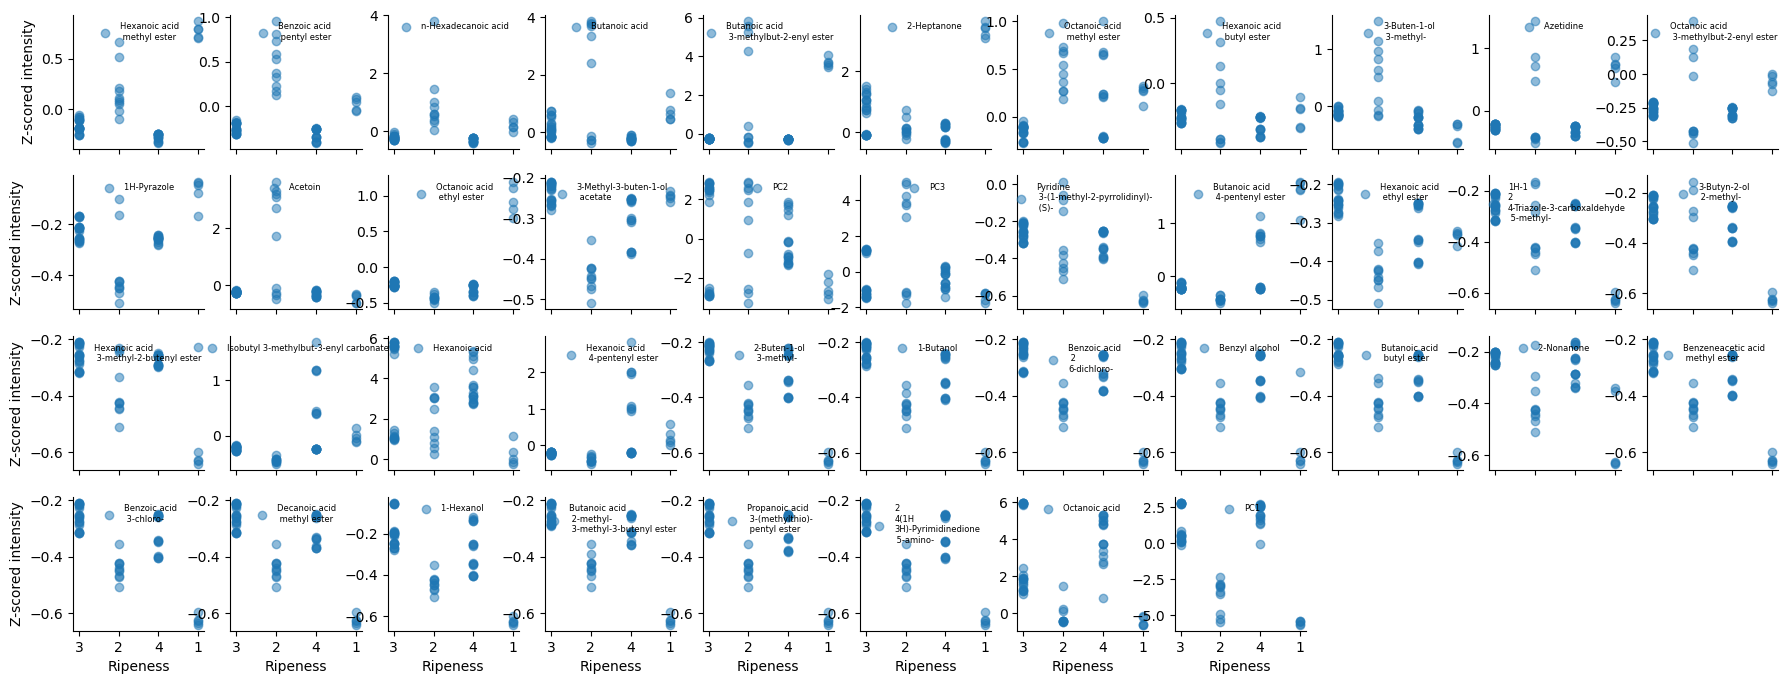
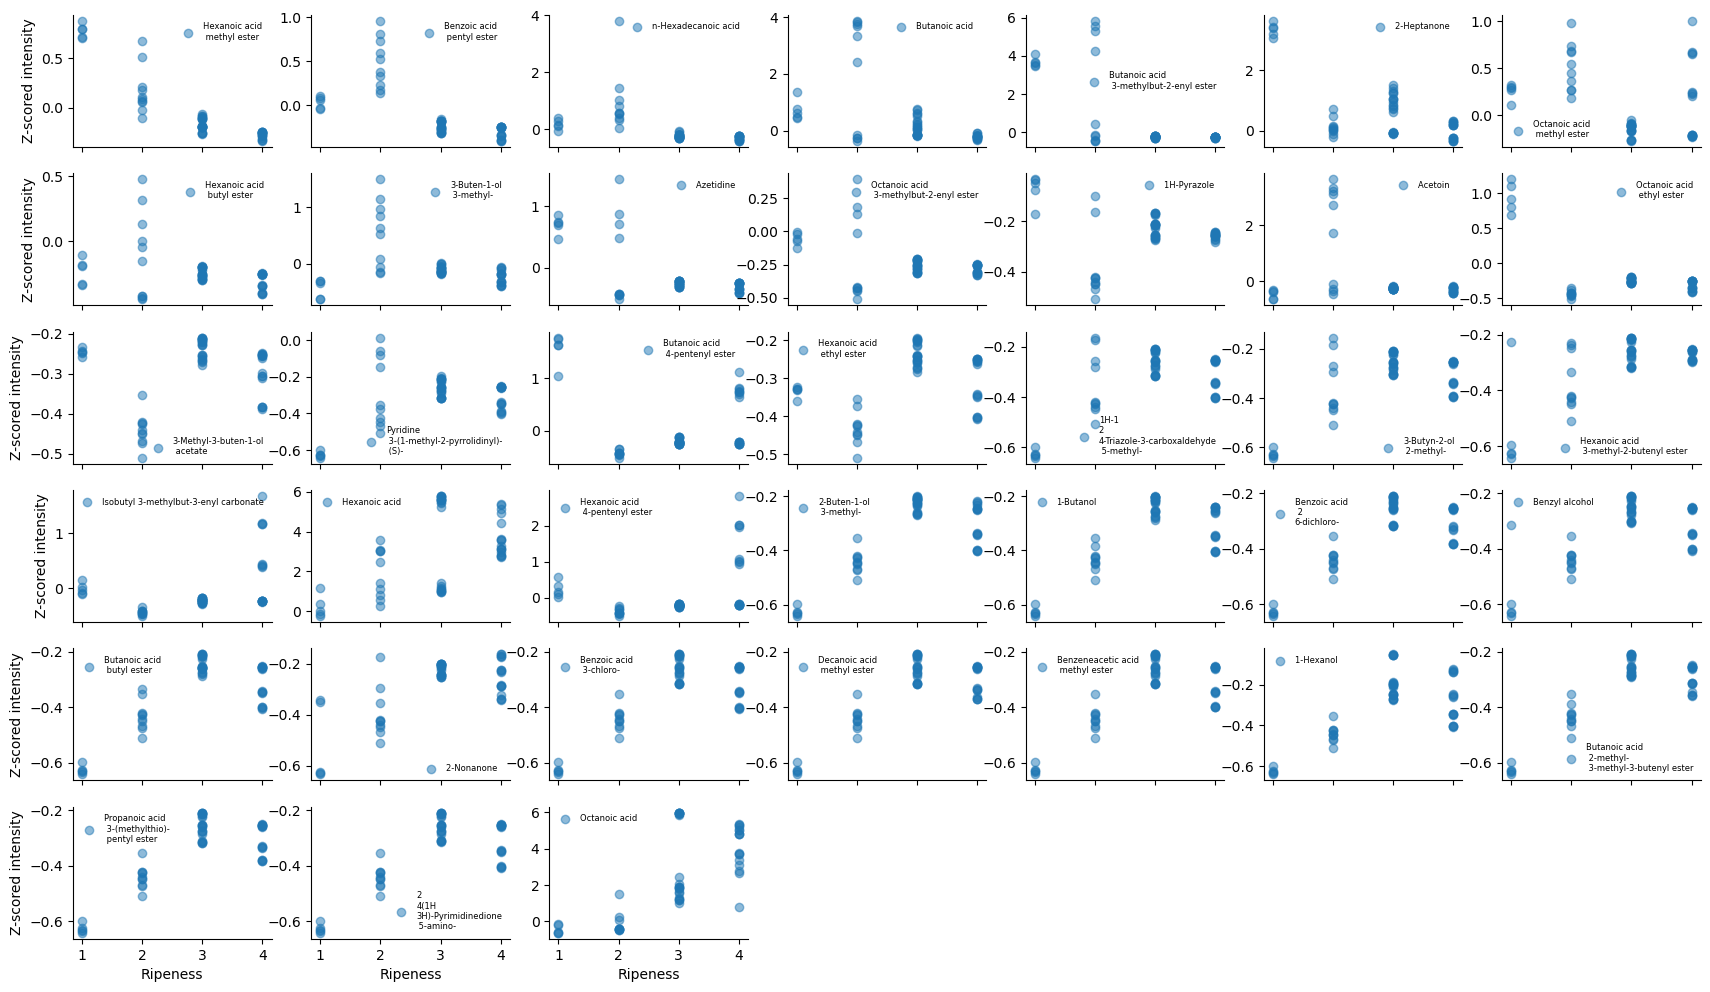
The change to this notebook cell's code, shown as a diff; its figure went from the first image to the second:
--- before
+++ after
@@ -4,4 +4,6 @@
 # Make a square figure full of subplots, each subplot is a scatter plot of one odour vs ripeness
 odour_cols = tidy_z.columns.difference(meta_cols)
+# Remoev the cols that are PCs
+odour_cols = odour_cols[~odour_cols.str.startswith("PC")]
 
 # Compute the pearson correlatio of each odour with ripeness
@@ -18,13 +20,13 @@
 odour_ord = odour_cols[np.argsort(corrs)]
 
-n_rows = 4
+n_rows = 6
 n_cols = int(ceil(len(odour_cols) / n_rows))
-fig, ax = subplots(nrows=n_rows, ncols=n_cols, figsize=(2*n_cols,2*n_rows))
+fig, ax = subplots(nrows=n_rows, ncols=n_cols, figsize=(3*n_cols,2*n_rows))
 for i in range(len(odour_cols)):
     odour = odour_ord[i]
     r, c = i//n_cols, i%n_cols
     axi = ax[r, c]
-    axi.scatter(tidy_z['Ripeness'], tidy_z[odour], alpha=0.5, label=odour.replace(",", "\n"))
-    axi.legend(fontsize=6, frameon=False, loc="upper center")
+    axi.scatter(y, tidy_z[odour], alpha=0.5, label=odour.replace(",", "\n"))
+    axi.legend(fontsize=6, frameon=False)
     r == n_rows-1 and axi.set_xlabel("Ripeness")
     r < n_rows -1  and axi.set_xticklabels([])

Commit: Sort by correlation.